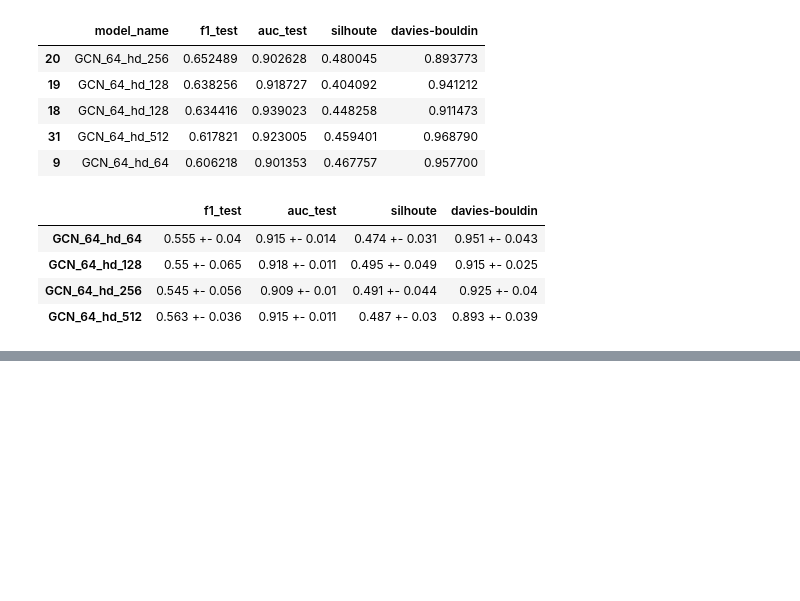
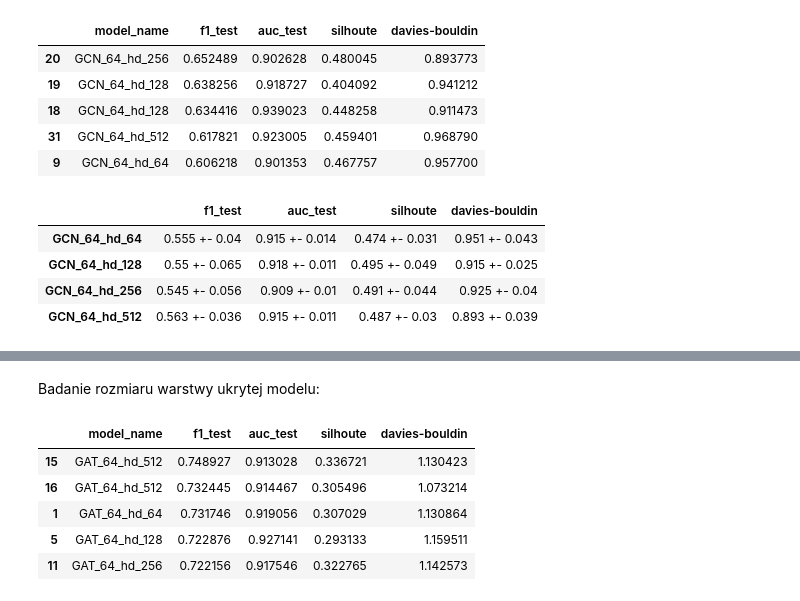
Before and after one commit to kaszycaO/representation-project, a Jupyter notebook: Summary.ipynb, the cells around one changed output, grey strips where cells are left out. Drawn from its saved outputs; the diff is of its cells as text; code cells hidden in the pictures; blank space fills up the shorter version.

```diff
--- a/Summary.ipynb
+++ b/Summary.ipynb
@@ -231,0 +288,12 @@ generate_summary(df)
+# %% [markdown]
+Badanie rozmiaru warstwy ukrytej modelu:
+# %%
+df = pd.read_csv(RESULTS_PATH / "gat_experiment_hidden_dim.csv")
+df.sort_values(by="f1_test", ascending=False).head(5)
+# %% [output]
+|  | model_name | f1_test | auc_test | silhoute | davies-bouldin |
+| 15 | GAT_64_hd_512 | 0.748927 | 0.913028 | 0.336721 | 1.130423 |
+| 16 | GAT_64_hd_512 | 0.732445 | 0.914467 | 0.305496 | 1.073214 |
+| 1 | GAT_64_hd_64 | 0.731746 | 0.919056 | 0.307029 | 1.130864 |
+| 5 | GAT_64_hd_128 | 0.722876 | 0.927141 | 0.293133 | 1.159511 |
+| 11 | GAT_64_hd_256 | 0.722156 | 0.917546 | 0.322765 | 1.142573 |
```
Also changed, not shown: parts of 26 cells of this notebook, 3 other files.
